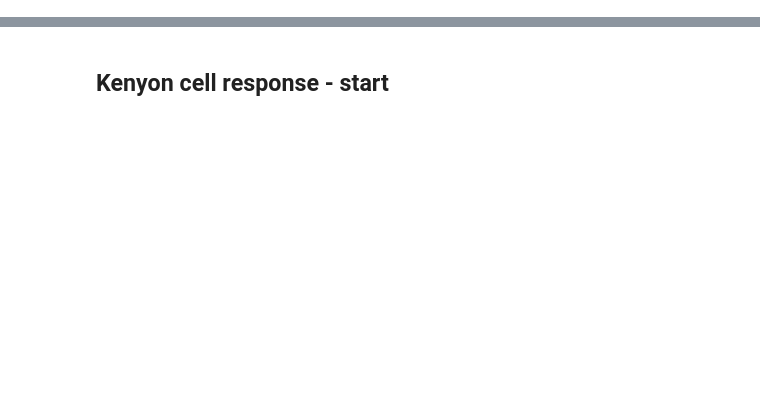
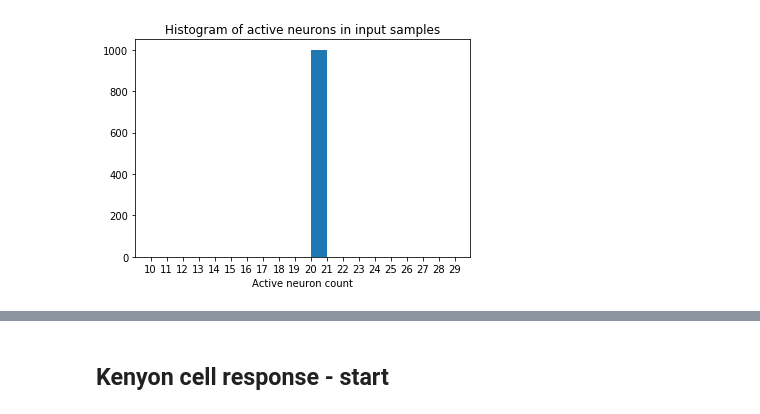
Before and after one commit to chanokin/brainscales-recognition, a Jupyter notebook: codebase/mushroom_body/analyze_mbody_results.ipynb, the cells around one changed output, grey strips where cells are left out. Drawn from its saved outputs; the diff is of its cells as text; code cells hidden in the pictures; blank space fills up the shorter version.

```diff
--- a/codebase/mushroom_body/analyze_mbody_results.ipynb
+++ b/codebase/mushroom_body/analyze_mbody_results.ipynb
@@ -39 +118,12 @@ data.keys()
+# %%
+plt.figure()
+ax = plt.subplot(1, 1, 1)
+ax.set_title('Histogram of active neurons in input samples')
+sums = data['input_samples'].sum(axis=1)
+plt.hist(sums, bins=range(10, 30))
+ax.set_xlabel('Active neuron count')
+ax.set_xticks(range(10, 30))
+plt.show()
+# %% [output]
+[figure, added]
 # %%
```
Also changed, not shown: parts of 28 cells of this notebook, 4 other files.
